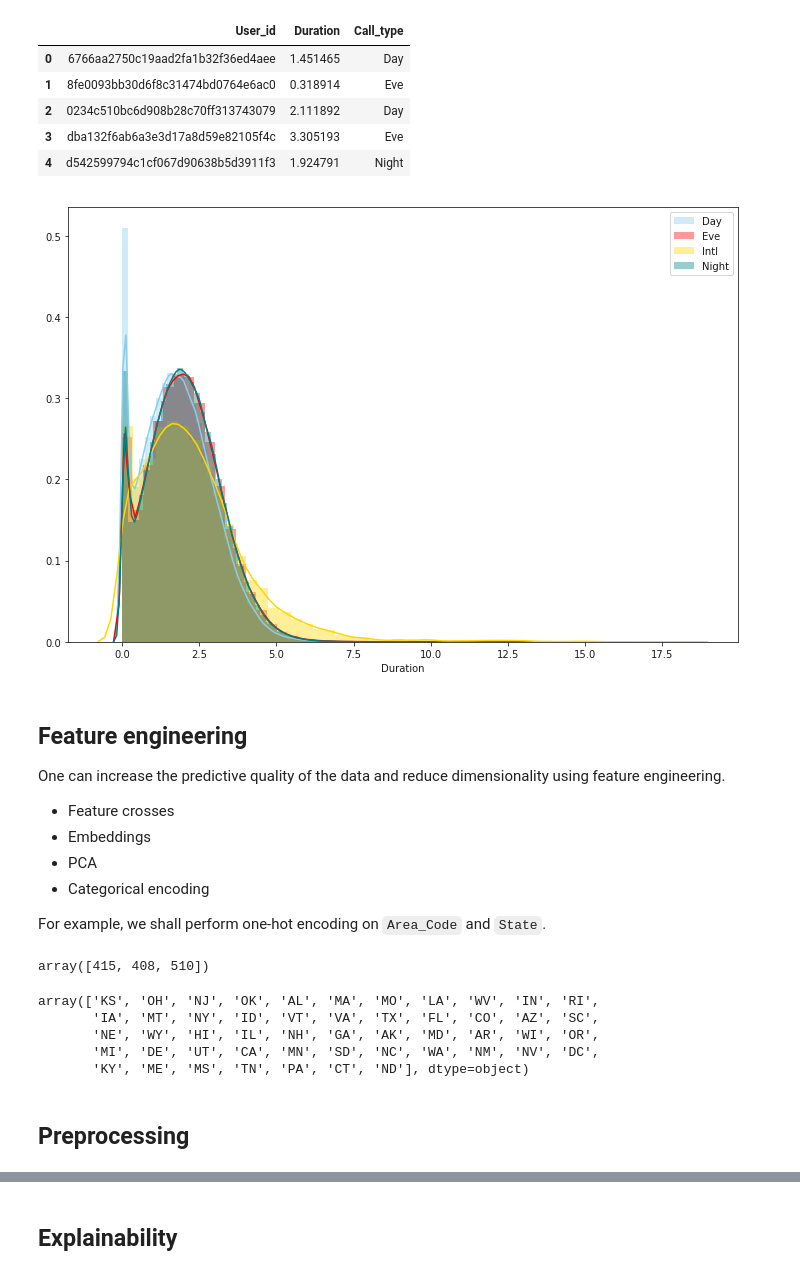
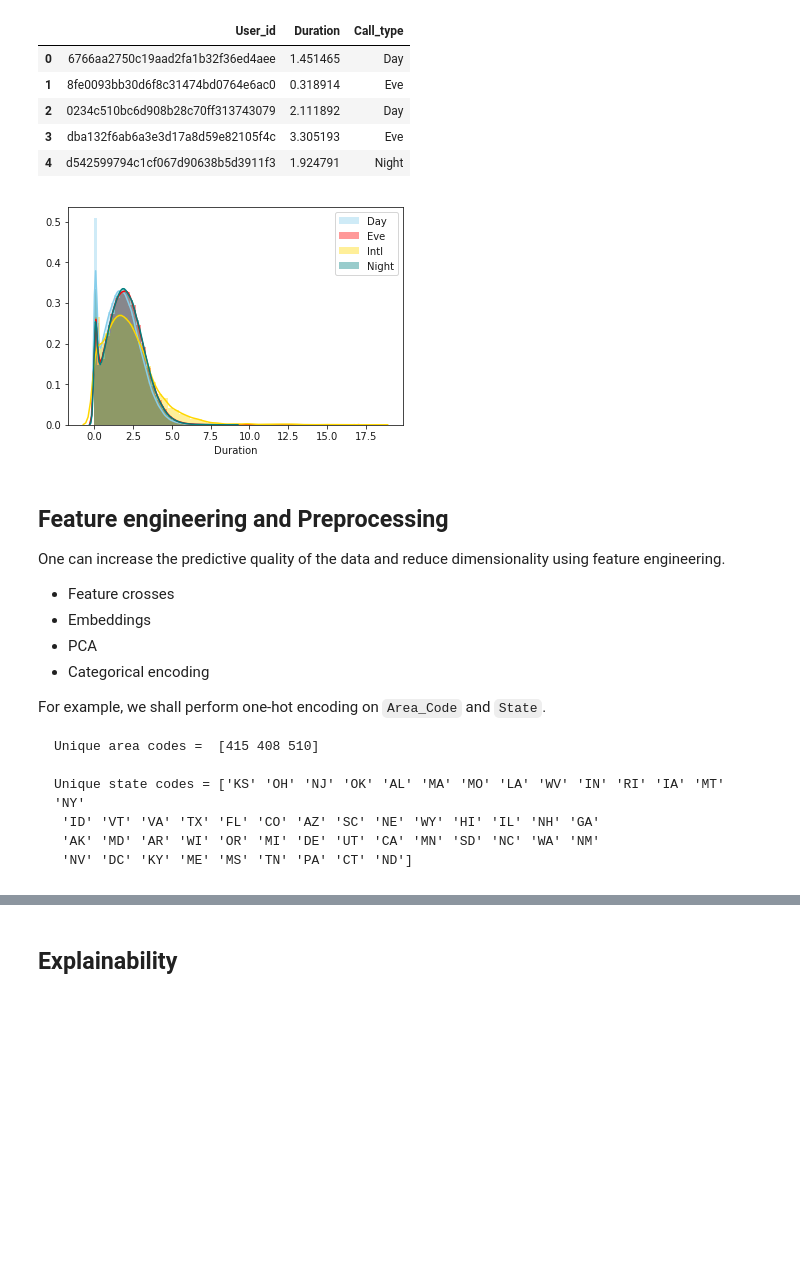
Before and after one commit to basisai/churn_prediction, a Jupyter notebook: doc/churn_prediction.ipynb, the cells around one changed output, grey strips where cells are left out. Drawn from its saved outputs; the diff is of its cells as text; code cells hidden in the pictures; blank space fills up the shorter version.

````diff
--- a/doc/churn_prediction.ipynb
+++ b/doc/churn_prediction.ipynb
@@ -129,17 +60,21 @@ all_calls.head()
 | 3 | dba132f6ab6a3e3d17a8d59e82105f4c | 3.305193 | Eve |
 | 4 | d542599794c1cf067d90638b5d3911f3 | 1.924791 | Night |
 # %%
-plt.figure(figsize=(12, 8))
-sns.distplot(all_calls["Duration"].loc[all_calls["Call_type"] == "Day"], color="skyblue", label="Day")
-sns.distplot(all_calls["Duration"].loc[all_calls["Call_type"] == "Eve"], color="red", label="Eve")
-sns.distplot(all_calls["Duration"].loc[all_calls["Call_type"] == "Intl"], color="gold", label="Intl")
-sns.distplot(all_calls["Duration"].loc[all_calls["Call_type"] == "Night"], color="teal", label="Night")
+plt.figure()
+sns.distplot(all_calls["Duration"].loc[all_calls["Call_type"] == "Day"],
+             color="skyblue", label="Day")
+sns.distplot(all_calls["Duration"].loc[all_calls["Call_type"] == "Eve"],
+             color="red", label="Eve")
+sns.distplot(all_calls["Duration"].loc[all_calls["Call_type"] == "Intl"],
+             color="gold", label="Intl")
+sns.distplot(all_calls["Duration"].loc[all_calls["Call_type"] == "Night"],
+             color="teal", label="Night")
 plt.legend()
 plt.show()
 # %% [output]
-[figure, old version]
+[figure, new version]
 # %% [markdown]
-## Feature engineering
+## Feature engineering and Preprocessing
 
 One can increase the predictive quality of the data and reduce dimensionality using feature engineering.
 
@@ -149,17 +84,12 @@ One can increase the predictive quality of the data and reduce dimensionality us
 - Categorical encoding
 
 For example, we shall perform one-hot encoding on `Area_Code` and `State`.
+
+```
+Unique area codes =  [415 408 510]
+
+Unique state codes = ['KS' 'OH' 'NJ' 'OK' 'AL' 'MA' 'MO' 'LA' 'WV' 'IN' 'RI' 'IA' 'MT' 'NY'
+ 'ID' 'VT' 'VA' 'TX' 'FL' 'CO' 'AZ' 'SC' 'NE' 'WY' 'HI' 'IL' 'NH' 'GA'
+ 'AK' 'MD' 'AR' 'WI' 'OR' 'MI' 'DE' 'UT' 'CA' 'MN' 'SD' 'NC' 'WA' 'NM'
+ 'NV' 'DC' 'KY' 'ME' 'MS' 'TN' 'PA' 'CT' 'ND']
+```
-# %%
-subscribers['Area_Code'].unique()
-# %% [output]
-array([415, 408, 510])
-# %%
-subscribers['State'].unique()
-# %% [output]
-array(['KS', 'OH', 'NJ', 'OK', 'AL', 'MA', 'MO', 'LA', 'WV', 'IN', 'RI',
-       'IA', 'MT', 'NY', 'ID', 'VT', 'VA', 'TX', 'FL', 'CO', 'AZ', 'SC',
-       'NE', 'WY', 'HI', 'IL', 'NH', 'GA', 'AK', 'MD', 'AR', 'WI', 'OR',
-       'MI', 'DE', 'UT', 'CA', 'MN', 'SD', 'NC', 'WA', 'NM', 'NV', 'DC',
-       'KY', 'ME', 'MS', 'TN', 'PA', 'CT', 'ND'], dtype=object)
-# %% [markdown]
-## Preprocessing
````
Also changed, not shown: parts of 34 cells of this notebook.
